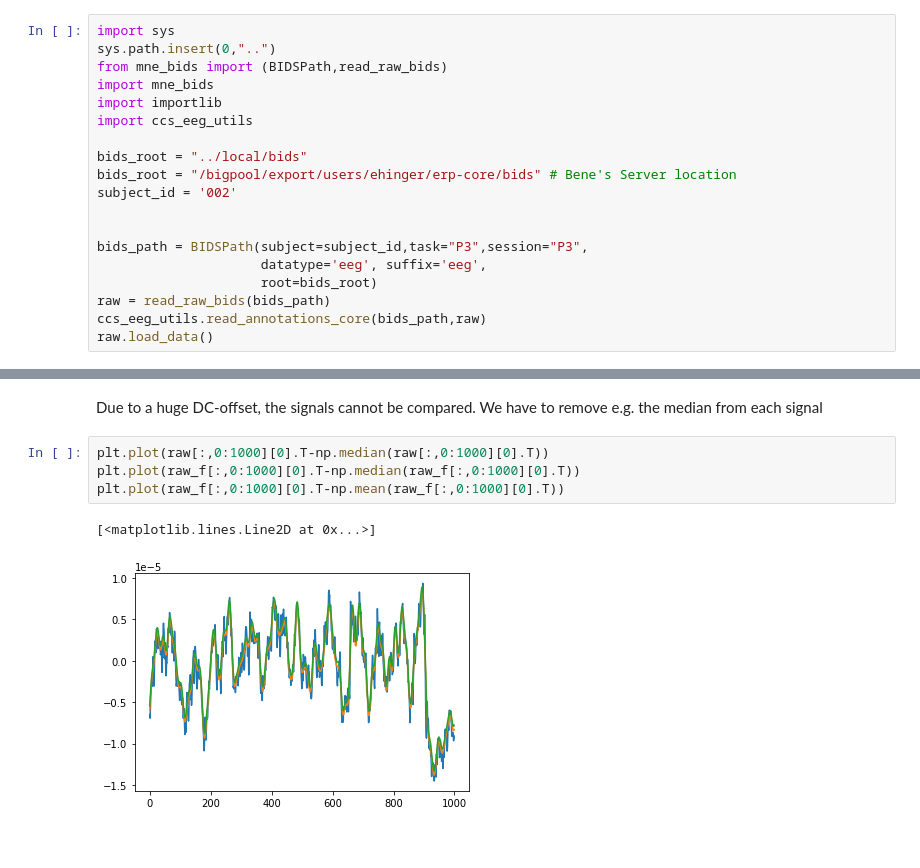
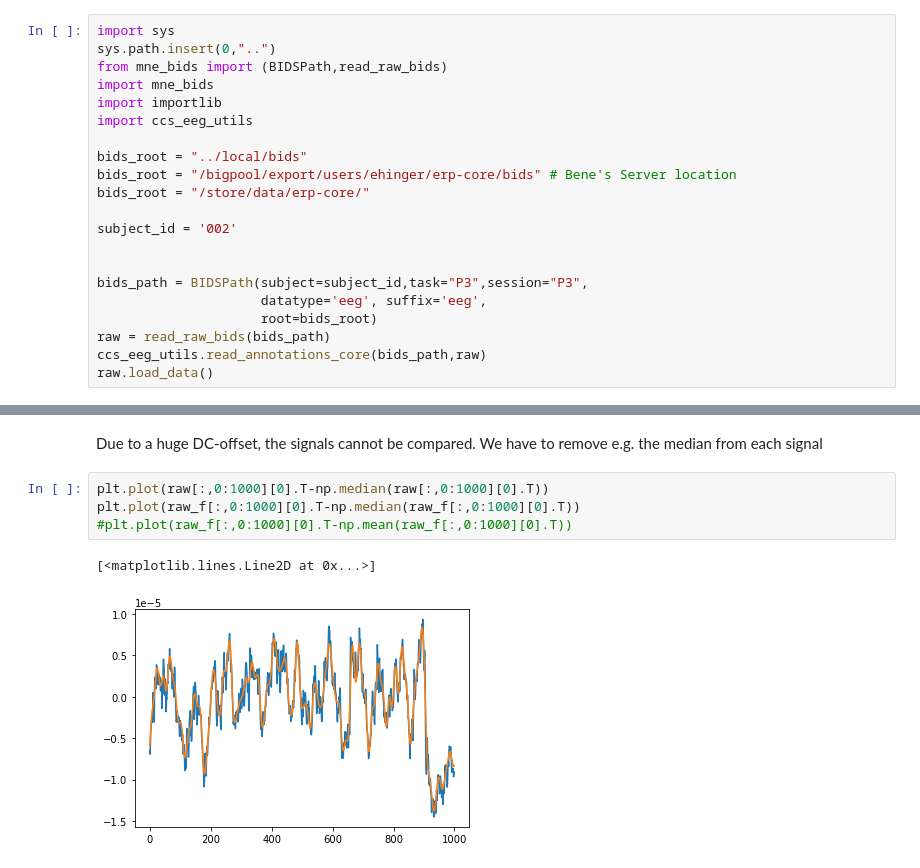
Before and after one commit to s-ccs/course_eeg_SS2022, a Jupyter notebook: exercises/solutions/ex2_filter.ipynb, the cells around one changed output, grey strips where cells are left out. Cells and saved outputs as stored; diff of their text form.

```diff
--- a/exercises/solutions/ex2_filter.ipynb
+++ b/exercises/solutions/ex2_filter.ipynb
@@ -168,6 +166,8 @@ import ccs_eeg_utils
 
 bids_root = "../local/bids"
 bids_root = "/bigpool/export/users/ehinger/erp-core/bids" # Bene's Server location
+bids_root = "/store/data/erp-core/"
+
 subject_id = '002'
 
 
@@ -273,7 +279,7 @@ Due to a huge DC-offset, the signals cannot be compared. We have to remove e.g.
 # %%
 plt.plot(raw[:,0:1000][0].T-np.median(raw[:,0:1000][0].T))
 plt.plot(raw_f[:,0:1000][0].T-np.median(raw_f[:,0:1000][0].T))
-plt.plot(raw_f[:,0:1000][0].T-np.mean(raw_f[:,0:1000][0].T))
+#plt.plot(raw_f[:,0:1000][0].T-np.mean(raw_f[:,0:1000][0].T))
 # %% [output]
 [<matplotlib.lines.Line2D at 0x...>]
-[figure, old version]
+[figure, new version]
```
Also changed, not shown: parts of 13 cells of this notebook, 1 other file.
